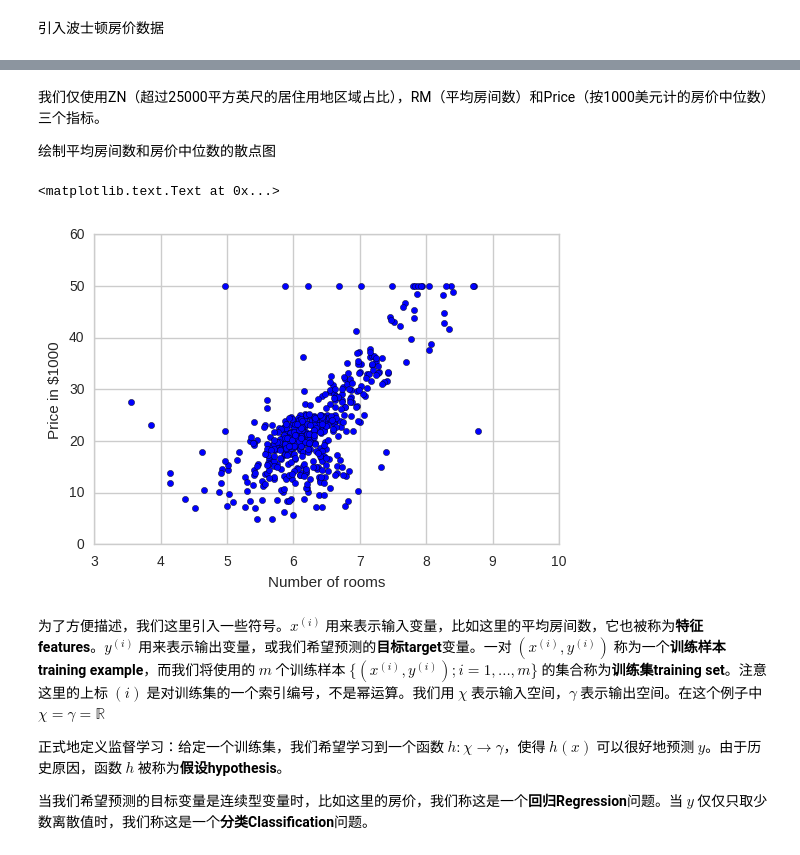
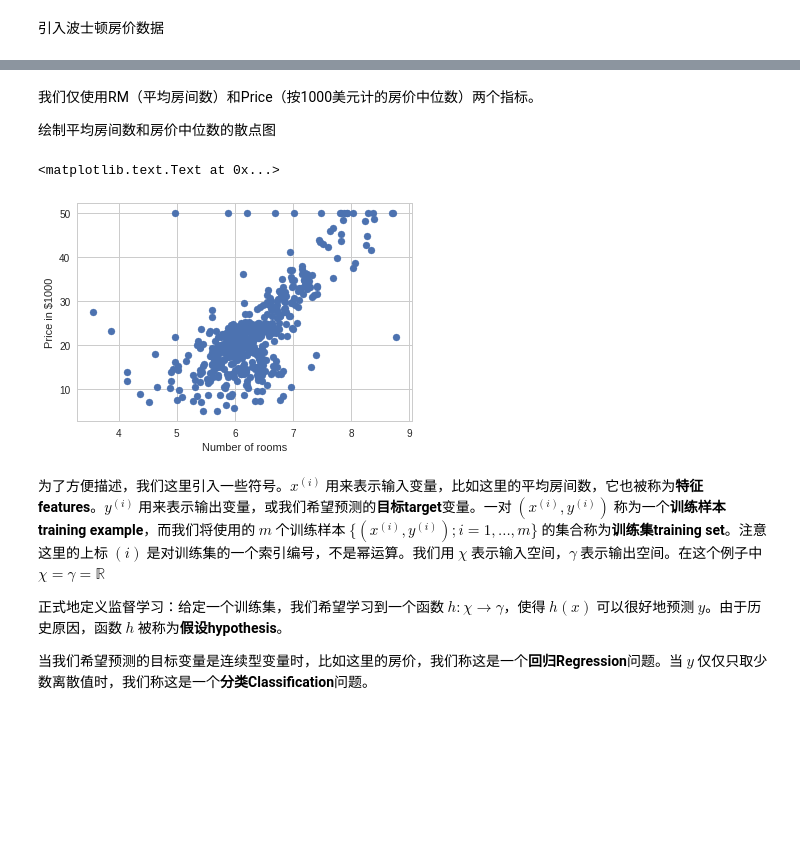
Before and after one commit to Youngyi/MachineLearning-1, a Jupyter notebook: Linear Regression.ipynb, the cells around one changed output, grey strips where cells are left out. Saved outputs shown, nothing was run; the diff lists cells and outputs as text; code cells hidden in the pictures; blank space fills up the shorter version.

```diff
--- a/Linear Regression.ipynb
+++ b/Linear Regression.ipynb
@@ -46,17 +47,17 @@ Data Set Characteristics:
    - Quinlan,R. (1993). Combining Instance-Based and Model-Based Learning. In Proceedings on the Tenth International Conference of Machine Learning, 236-243, University of Massachusetts, Amherst. Morg ...
    - many more! (see http://archive.ics.uci.edu/ml/datasets/Housing)
 # %% [markdown]
-我们仅使用ZN（超过25000平方英尺的居住用地区域占比），RM（平均房间数）和Price（按1000美元计的房价中位数）三个指标。
+我们仅使用RM（平均房间数）和Price（按1000美元计的房价中位数）两个指标。
 
 绘制平均房间数和房价中位数的散点图
 # %%
-X, Y = DataFrame(data=boston.data, columns=boston.feature_names)[["ZN", "RM"]], DataFrame(data=boston.target, columns=["Price"])
-plt.scatter(X["RM"], Y)
+df = DataFrame(data=boston.data, columns=boston.feature_names)[["RM"]].join(DataFrame(data=boston.target, columns=["Price"]))
+plt.scatter(df["RM"], df["Price"])
 plt.xlabel("Number of rooms")
 plt.ylabel("Price in $1000")
 # %% [output]
 <matplotlib.text.Text at 0x...>
-[figure, old version]
+[figure, new version]
 # %% [markdown]
 为了方便描述，我们这里引入一些符号。$x^{(i)}$ 用来表示输入变量，比如这里的平均房间数，它也被称为**特征features**。$y^{(i)}$ 用来表示输出变量，或我们希望预测的**目标target**变量。一对 $(x^{(i)}, y^{(i)})$ 称为一个**训练样本training example**，而我们将使用的 $m$ 个训练样本 $\{(x^{(i)}, y^{(i)});i=1,...,m\}$ 的集合称为**训练集training set**。注意这里的上标 $(i)$ 是对训练集的一个索引编号，不是幂运算。我们用 $\chi$ 表示输入空间，$\gamma$ 表示输出空间。在这个例子中 $\chi=\gamma=\mathbb{R}$
 
```
Also changed, not shown: parts of 10 cells of this notebook.
